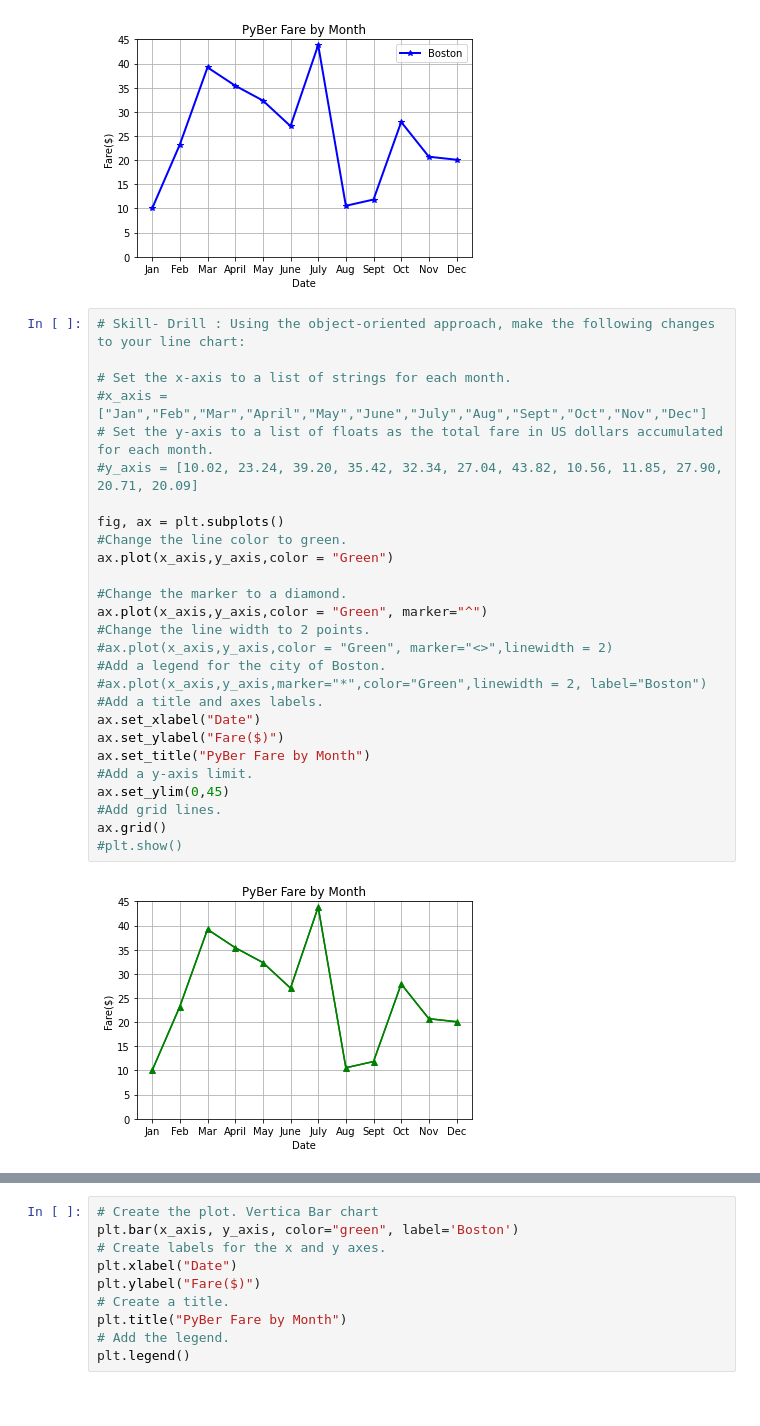
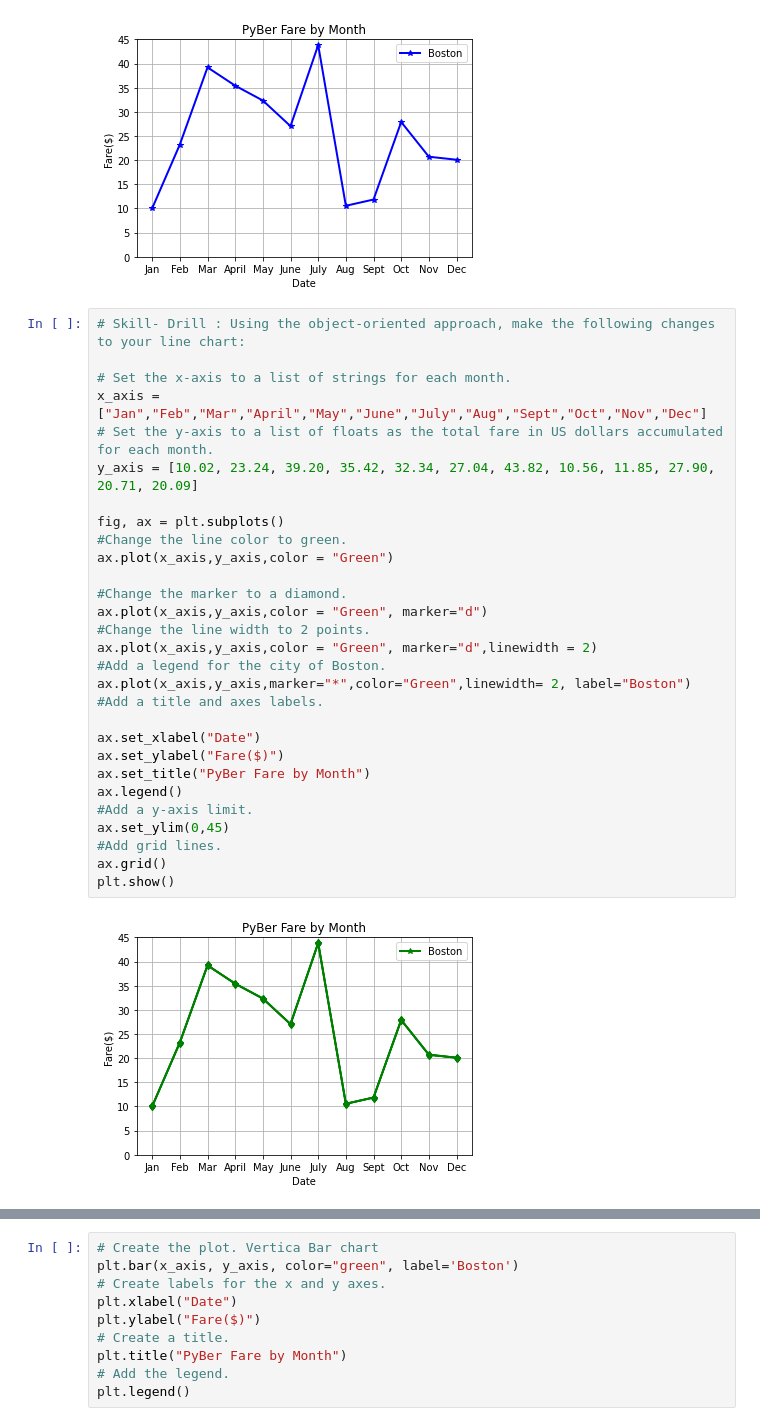
Before and after one commit to swathy84/PyBer_Analysis, a Jupyter notebook: matplotlib_practice.ipynb, the cells around one changed output, grey strips where cells are left out. Cells and saved outputs as stored; diff of their text form.

```diff
--- a/matplotlib_practice.ipynb
+++ b/matplotlib_practice.ipynb
@@ -80,32 +84,34 @@ plt.legend()
 # %%
 # Skill- Drill : Using the object-oriented approach, make the following changes to your line chart:
 
 # Set the x-axis to a list of strings for each month.
-#x_axis = ["Jan","Feb","Mar","April","May","June","July","Aug","Sept","Oct","Nov","Dec"]
+x_axis = ["Jan","Feb","Mar","April","May","June","July","Aug","Sept","Oct","Nov","Dec"]
 # Set the y-axis to a list of floats as the total fare in US dollars accumulated for each month.
-#y_axis = [10.02, 23.24, 39.20, 35.42, 32.34, 27.04, 43.82, 10.56, 11.85, 27.90, 20.71, 20.09]
+y_axis = [10.02, 23.24, 39.20, 35.42, 32.34, 27.04, 43.82, 10.56, 11.85, 27.90, 20.71, 20.09]
 
 fig, ax = plt.subplots()
 #Change the line color to green.
 ax.plot(x_axis,y_axis,color = "Green")
 
 #Change the marker to a diamond.
-ax.plot(x_axis,y_axis,color = "Green", marker="^")
+ax.plot(x_axis,y_axis,color = "Green", marker="d")
 #Change the line width to 2 points.
-#ax.plot(x_axis,y_axis,color = "Green", marker="<>",linewidth = 2)
+ax.plot(x_axis,y_axis,color = "Green", marker="d",linewidth = 2)
 #Add a legend for the city of Boston.
-#ax.plot(x_axis,y_axis,marker="*",color="Green",linewidth = 2, label="Boston")
+ax.plot(x_axis,y_axis,marker="*",color="Green",linewidth= 2, label="Boston")
 #Add a title and axes labels.
+
 ax.set_xlabel("Date")
 ax.set_ylabel("Fare($)")
 ax.set_title("PyBer Fare by Month")
+ax.legend()
 #Add a y-axis limit.
 ax.set_ylim(0,45)
 #Add grid lines.
 ax.grid()
-#plt.show()
+plt.show()
 # %% [output]
-[figure, old version]
+[figure, new version]
 # %%
 # Create the Bar Graph.
 # Set the x-axis to a list of strings for each month.
```
Also changed, not shown: parts of 14 cells of this notebook, 2 other files.
